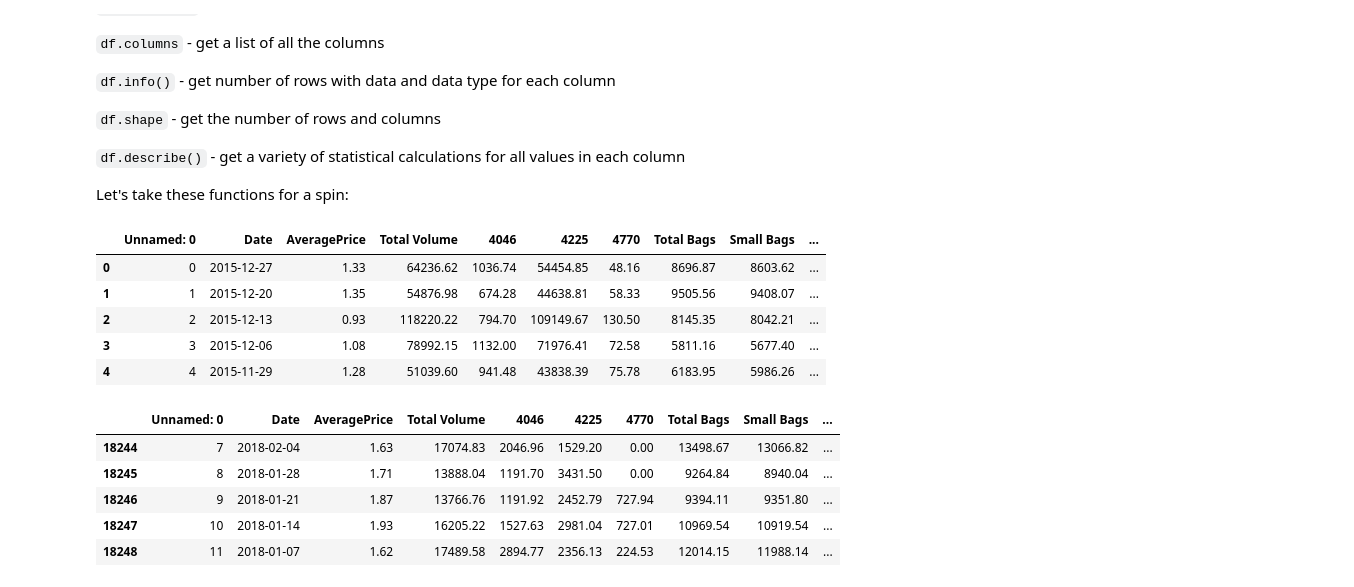
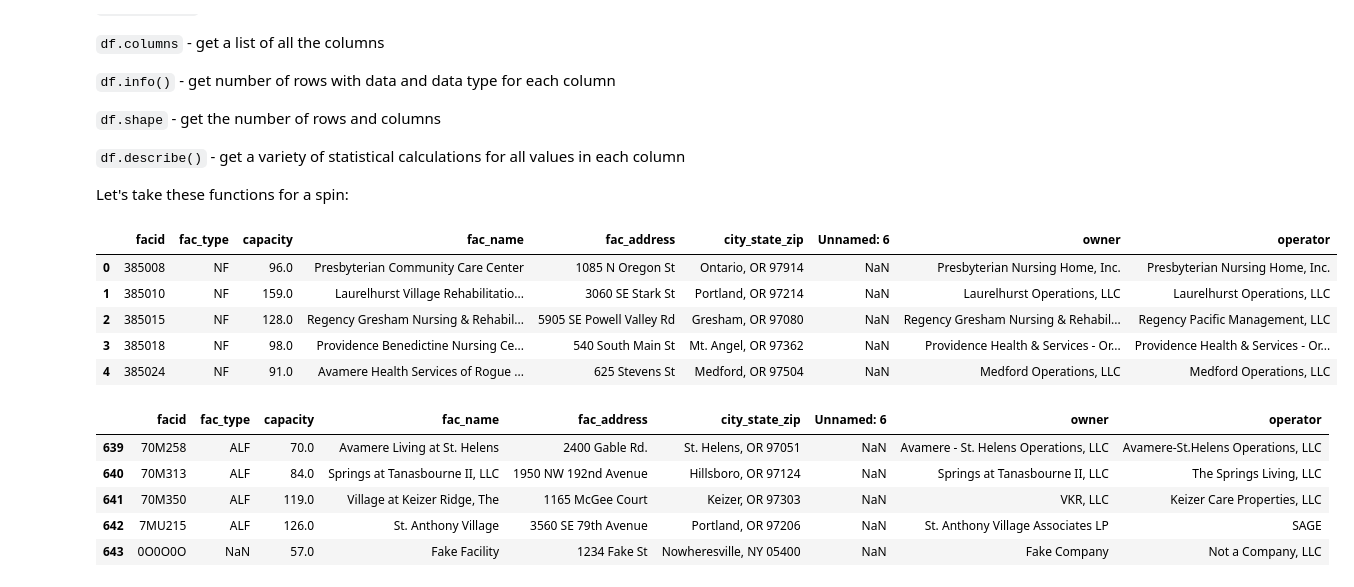
Before and after one commit to wcraft/nicar-2019, a Jupyter notebook: pandas.ipynb, the cells around one changed output. Drawn from its saved outputs; the diff is of its cells as text; code cells hidden in the pictures.

```diff
--- a/pandas.ipynb
+++ b/pandas.ipynb
@@ -65,5 +65,6 @@ The data we used above `data/avocado-short.csv` is a 40 row slice of the full `d
 # %%
-avo_data = pd.read_csv('data/avocado.csv')
+#nursing home facility data
+nfacs = pd.read_csv('data/facilities.csv')
 # %% [markdown]
 ### Interview Functions
 
@@ -83,21 +84,21 @@ avo_data = pd.read_csv('data/avocado.csv')
 
 Let's take these functions for a spin:
 # %%
-avo_data.head()
+nfacs.head()
 # %% [output]
-|  | Unnamed: 0 | Date | AveragePrice | Total Volume | 4046 | 4225 | 4770 | Total Bags | Small Bags | ... |
-| 0 | 0 | 2015-12-27 | 1.33 | 64236.62 | 1036.74 | 54454.85 | 48.16 | 8696.87 | 8603.62 | ... |
-| 1 | 1 | 2015-12-20 | 1.35 | 54876.98 | 674.28 | 44638.81 | 58.33 | 9505.56 | 9408.07 | ... |
-| 2 | 2 | 2015-12-13 | 0.93 | 118220.22 | 794.70 | 109149.67 | 130.50 | 8145.35 | 8042.21 | ... |
-| 3 | 3 | 2015-12-06 | 1.08 | 78992.15 | 1132.00 | 71976.41 | 72.58 | 5811.16 | 5677.40 | ... |
-| 4 | 4 | 2015-11-29 | 1.28 | 51039.60 | 941.48 | 43838.39 | 75.78 | 6183.95 | 5986.26 | ... |
+|  | facid | fac_type | capacity | fac_name | fac_address | city_state_zip | Unnamed: 6 | owner | operator |
+| 0 | 385008 | NF | 96.0 | Presbyterian Community Care Center | 1085 N Oregon St | Ontario, OR 97914 | NaN | Presbyterian Nursing Home, Inc. | Presbyterian Nursing Home, Inc. |
+| 1 | 385010 | NF | 159.0 | Laurelhurst Village Rehabilitatio... | 3060 SE Stark St | Portland, OR 97214 | NaN | Laurelhurst Operations, LLC | Laurelhurst Operations, LLC |
+| 2 | 385015 | NF | 128.0 | Regency Gresham Nursing & Rehabil... | 5905 SE Powell Valley Rd | Gresham, OR 97080 | NaN | Regency Gresham Nursing & Rehabil... | Regency Pacific Management, LLC |
+| 3 | 385018 | NF | 98.0 | Providence Benedictine Nursing Ce... | 540 South Main St | Mt. Angel, OR 97362 | NaN | Providence Health & Services - Or... | Providence Health & Services - Or... |
+| 4 | 385024 | NF | 91.0 | Avamere Health Services of Rogue ... | 625 Stevens St | Medford, OR 97504 | NaN | Medford Operations, LLC | Medford Operations, LLC |
 # %%
-avo_data.tail()
+nfacs.tail()
 # %% [output]
-|  | Unnamed: 0 | Date | AveragePrice | Total Volume | 4046 | 4225 | 4770 | Total Bags | Small Bags | ... |
-| 18244 | 7 | 2018-02-04 | 1.63 | 17074.83 | 2046.96 | 1529.20 | 0.00 | 13498.67 | 13066.82 | ... |
-| 18245 | 8 | 2018-01-28 | 1.71 | 13888.04 | 1191.70 | 3431.50 | 0.00 | 9264.84 | 8940.04 | ... |
-| 18246 | 9 | 2018-01-21 | 1.87 | 13766.76 | 1191.92 | 2452.79 | 727.94 | 9394.11 | 9351.80 | ... |
-| 18247 | 10 | 2018-01-14 | 1.93 | 16205.22 | 1527.63 | 2981.04 | 727.01 | 10969.54 | 10919.54 | ... |
-| 18248 | 11 | 2018-01-07 | 1.62 | 17489.58 | 2894.77 | 2356.13 | 224.53 | 12014.15 | 11988.14 | ... |
+|  | facid | fac_type | capacity | fac_name | fac_address | city_state_zip | Unnamed: 6 | owner | operator |
+| 639 | 70M258 | ALF | 70.0 | Avamere Living at St. Helens | 2400 Gable Rd. | St. Helens, OR 97051 | NaN | Avamere - St. Helens Operations, LLC | Avamere-St.Helens Operations, LLC |
+| 640 | 70M313 | ALF | 84.0 | Springs at Tanasbourne II, LLC | 1950 NW 192nd Avenue | Hillsboro, OR 97124 | NaN | Springs at Tanasbourne II, LLC | The Springs Living, LLC |
+| 641 | 70M350 | ALF | 119.0 | Village at Keizer Ridge, The | 1165 McGee Court | Keizer, OR 97303 | NaN | VKR, LLC | Keizer Care Properties, LLC |
+| 642 | 7MU215 | ALF | 126.0 | St. Anthony Village | 3560 SE 79th Avenue | Portland, OR 97206 | NaN | St. Anthony Village Associates LP | SAGE |
+| 643 | 0O0O0O | NaN | 57.0 | Fake Facility | 1234 Fake St | Nowheresville, NY 05400 | NaN | Fake Company | Not a Company, LLC |
 # %%
```
Also changed, not shown: parts of 24 cells of this notebook, 2 other files.
